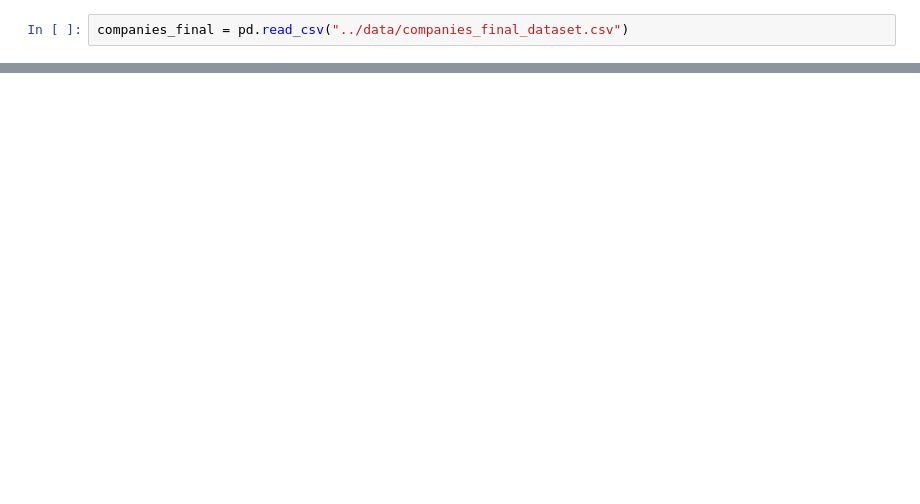
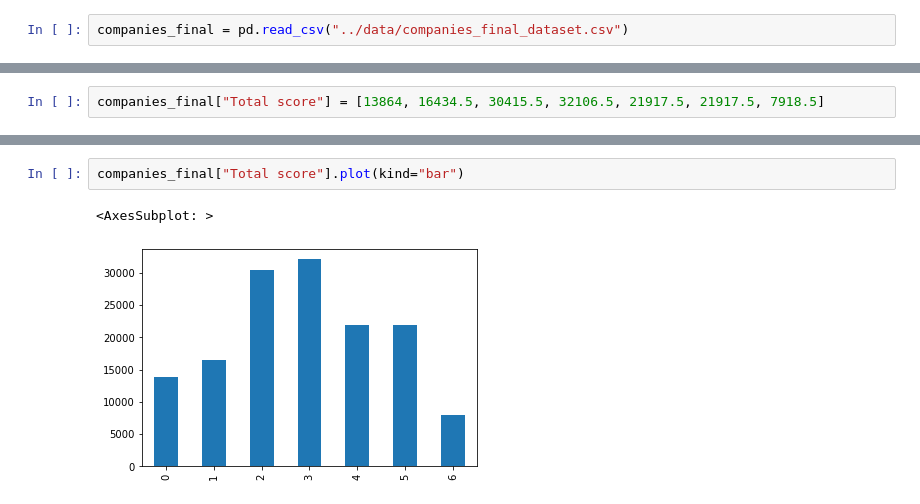
Before and after one commit to csuoc/new_company_geospatial_data, a Jupyter notebook: src/Analysis.ipynb, the cells around one changed output, grey strips where cells are left out. Drawn from its saved outputs; the diff is of its cells as text; blank space fills up the shorter version.

```diff
--- a/src/Analysis.ipynb
+++ b/src/Analysis.ipynb
@@ -127,0 +116,2 @@ companies_final
+# %%
+companies_final["Total score"] = [13864, 16434.5, 30415.5, 32106.5, 21917.5, 21917.5, 7918.5]
@@ -127,0 +130,5 @@ companies_final
+# %%
+companies_final["Total score"].plot(kind="bar")
+# %% [output]
+<AxesSubplot: >
+[figure, added]
```
Also changed, not shown: parts of 9 cells of this notebook, 1 other file.
